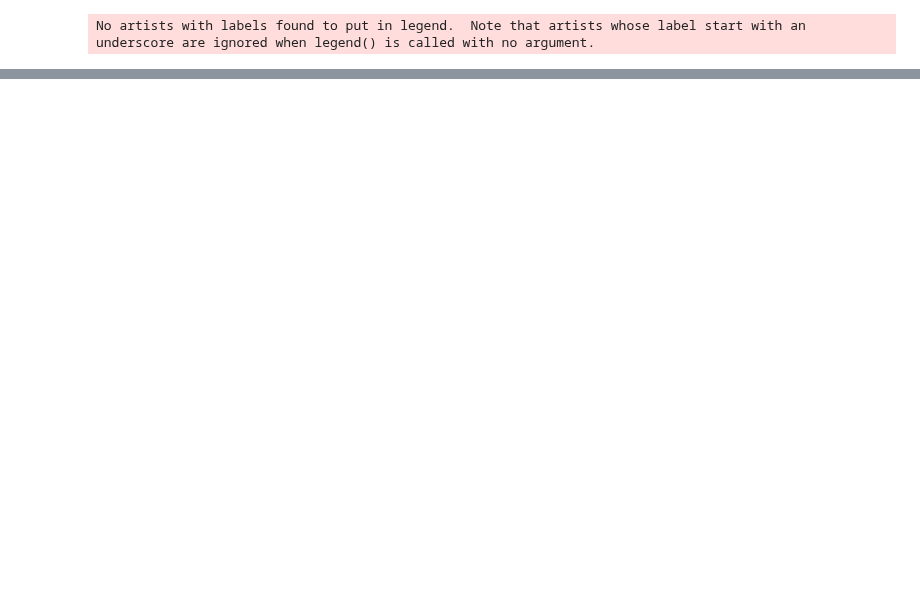
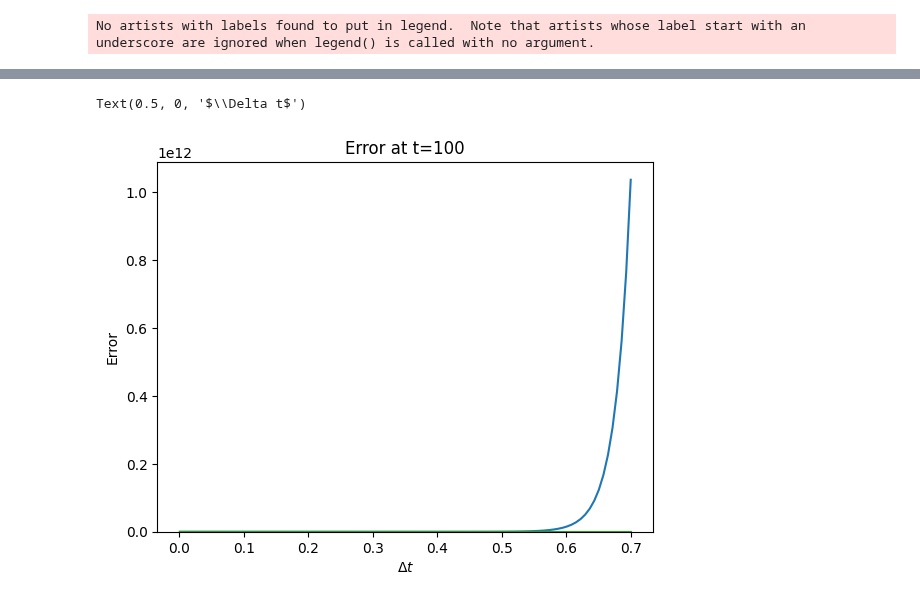
Before and after one commit to corinnawegner/Computational-physics, a Jupyter notebook: Project 4/Problem 2.ipynb, the cells around one changed output, grey strips where cells are left out. Cells and saved outputs as stored; diff of their text form; code cells hidden in the pictures; blank space fills up the shorter version.

```diff
--- a/Project 4/Problem 2.ipynb
+++ b/Project 4/Problem 2.ipynb
@@ -53,0 +132,32 @@ No artists with labels found to put in legend.  Note that artists whose label st
+# %%
+def DuFort_Frankel_rod(delta_t = 0.1):
+    a = l*delta_t/delta_x**2
+    T = [T_0]
+    c = (1-a)/(1+a)
+    d = a/(1+a)
+    for t in range(N_t):
+        T_new = np.zeros(int(L/delta_x)+2)
+        T_old = T[-1]
+        T_before = T[-2] if t>1 else np.zeros(int(L/delta_x)+2)
+        for i in range(1, T_new.shape[0]-1):
+            T_new[i] = c*T_before[i] + d*(T_old[i-1]+T_old[i+1])
+        T.append(T_new)
+    return T
+
+T_DuFort_Frankel = DuFort_Frankel_rod()
+# %%
+list_errors_Euler_backward = errors_for_delta_t(Euler_backward_rod)
+list_errors_Crank_nicolson = errors_for_delta_t(Crank_Nicolson_rod)
+list_errors_DuFort_Frankel = errors_for_delta_t(DuFort_Frankel_rod)
+# %%
+%matplotlib inline
+plt.plot(list_delta_t, list_errors_Euler_backward)
+plt.plot(list_delta_t, list_errors_Crank_nicolson)
+plt.plot(list_delta_t, list_errors_DuFort_Frankel)
+plt.title("Error at t=100")
+plt.ylabel("Error")
+plt.ylim(0.1)
+plt.xlabel("$\Delta t$")
+# %% [output]
+Text(0.5, 0, '$\\Delta t$')
+[figure, added]
```
Also changed, not shown: parts of 8 cells of this notebook.
